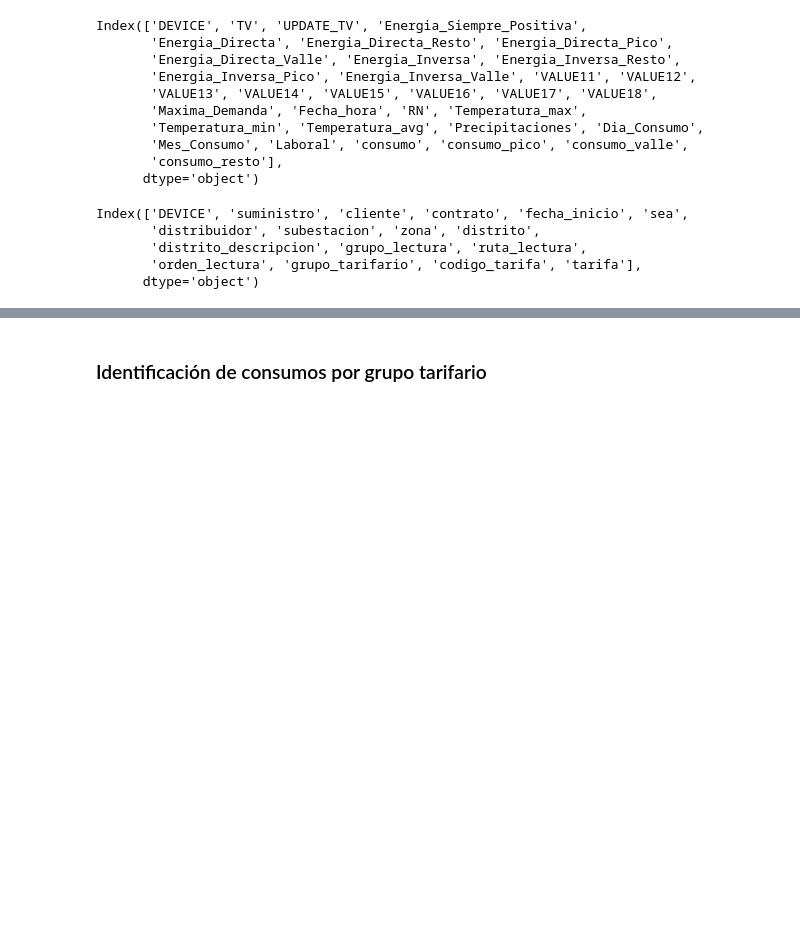
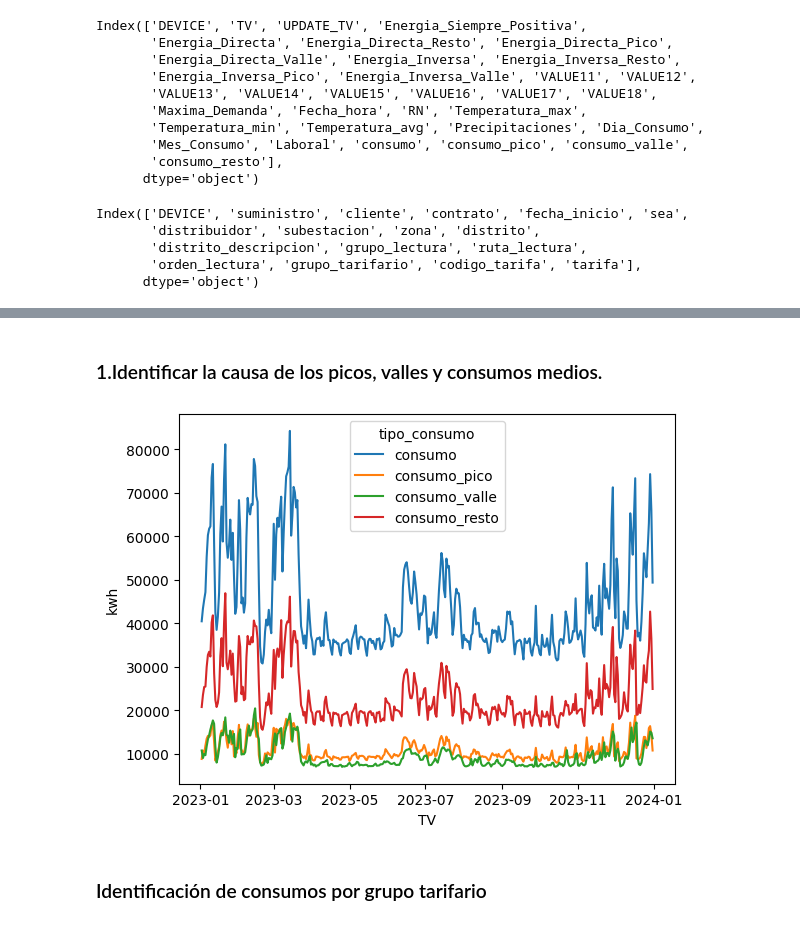
Before and after one commit to pasollipaula/DiplodatosMentoria, a Jupyter notebook: carga_datasets.ipynb, the cells around one changed output, grey strips where cells are left out. Saved outputs shown, nothing was run; the diff lists cells and outputs as text; code cells hidden in the pictures; blank space fills up the shorter version.

```diff
--- a/carga_datasets.ipynb
+++ b/carga_datasets.ipynb
@@ -768,3 +764,15 @@ modelo = modelo.groupby(by=['TV','grupo_tarifario','subestacion','codigo_tarifa'
+# %% [markdown]
+### 1.Identificar la causa de los picos, valles y consumos medios.
+# %%
+consumo_tramo_horario = modelo.groupby(['TV'], as_index=False)[['consumo', 'consumo_pico','consumo_valle','consumo_resto']].sum()
+# %%
+#Usamos la función melt para desvincular de; formato ancho a largo.
+consumo_tramo_horario = pd.melt(consumo_tramo_horario, ['TV'], var_name='tipo_consumo', value_name='kwh')
+# %%
+sns.lineplot(data=consumo_tramo_horario, x='TV', y='kwh', hue='tipo_consumo')
+plt.show()
+# %% [output]
+[figure, added]
 # %% [markdown]
 ### Identificación de consumos por grupo tarifario
 # %%
```
Also changed, not shown: parts of 22 cells of this notebook.
